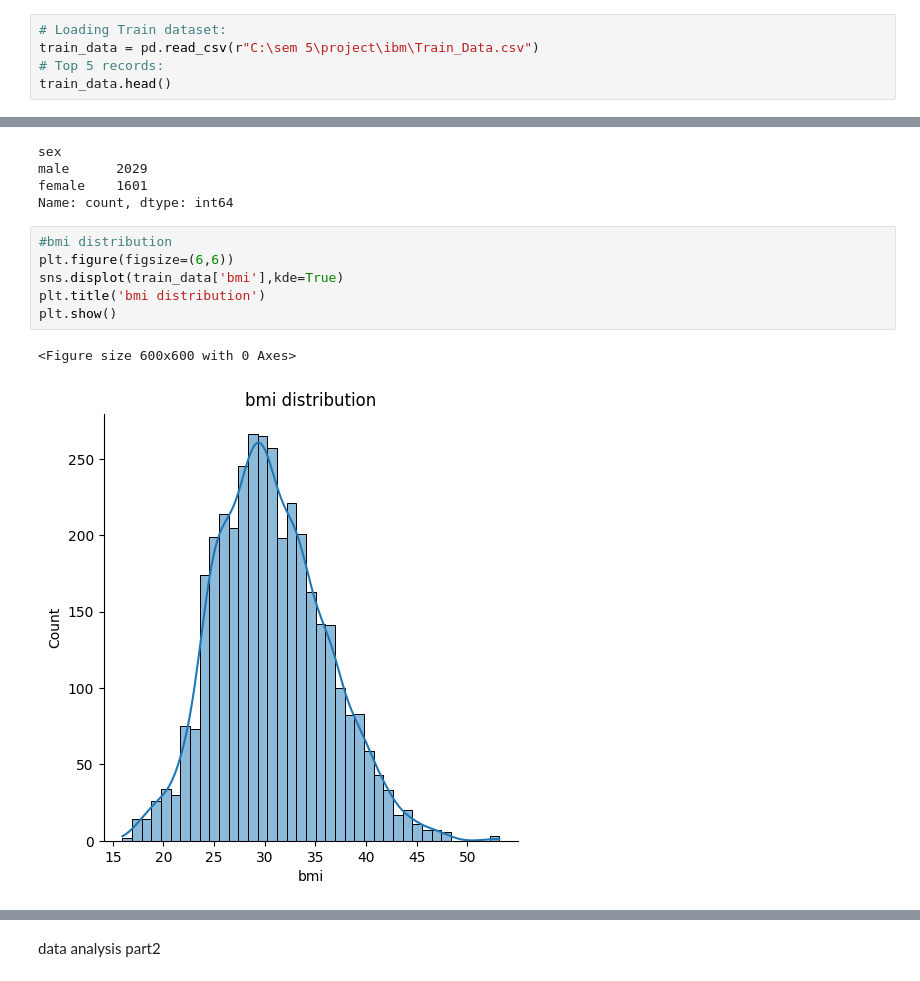
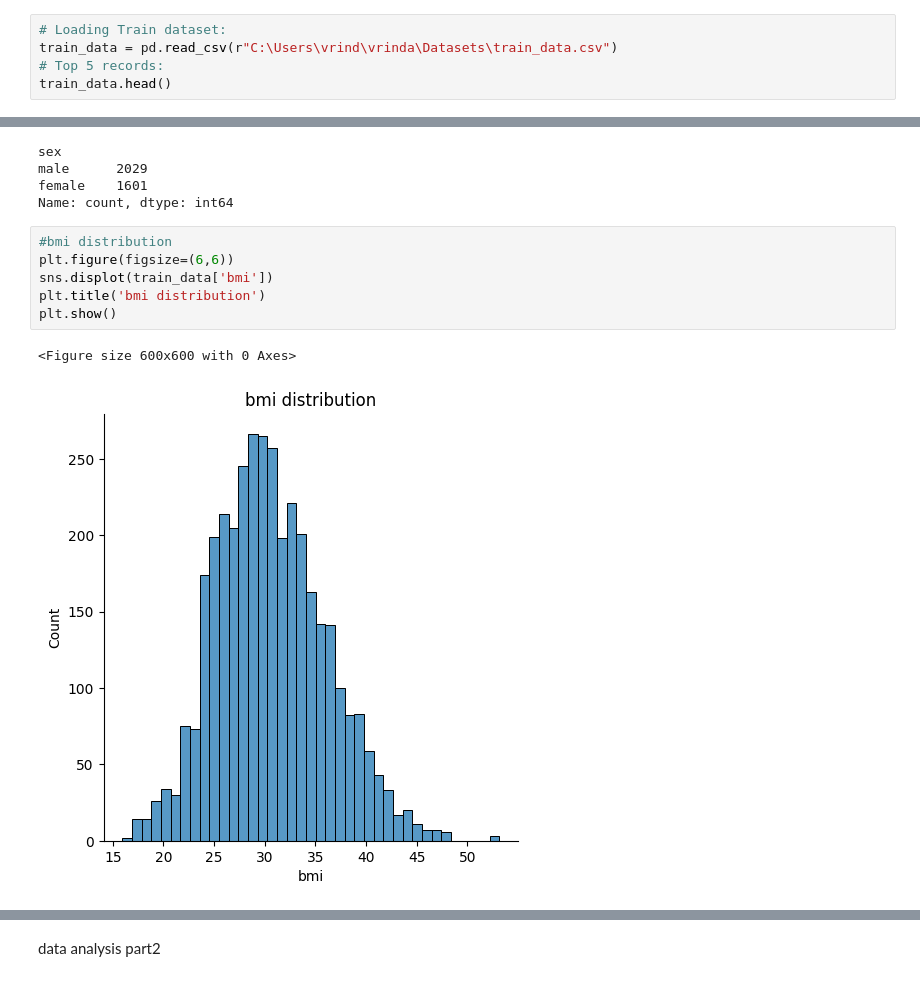
Before and after one commit to vrinda0115/Medicalinsurancecostprediction, a Jupyter notebook: main.ipynb, the cells around one changed output, grey strips where cells are left out. Saved outputs shown, nothing was run; the diff lists cells and outputs as text.

```diff
--- a/main.ipynb
+++ b/main.ipynb
@@ -6,7 +6,7 @@ import matplotlib.pyplot as plt
 import seaborn as sns
 # %%
 # Loading Train dataset:
-train_data = pd.read_csv(r"C:\sem 5\project\ibm\Train_Data.csv")
+train_data = pd.read_csv(r"C:\Users\vrind\vrinda\Datasets\train_data.csv")
 # Top 5 records:
 train_data.head()
 # %% [output]
@@ -94,9 +102,9 @@ Name: count, dtype: int64
 # %%
 #bmi distribution
 plt.figure(figsize=(6,6))
-sns.displot(train_data['bmi'],kde=True)
+sns.displot(train_data['bmi'])
 plt.title('bmi distribution')
 plt.show()
 # %% [output]
 <Figure size 600x600 with 0 Axes>
-[figure, old version]
+[figure, new version]
```
Also changed, not shown: parts of 10 cells of this notebook.
